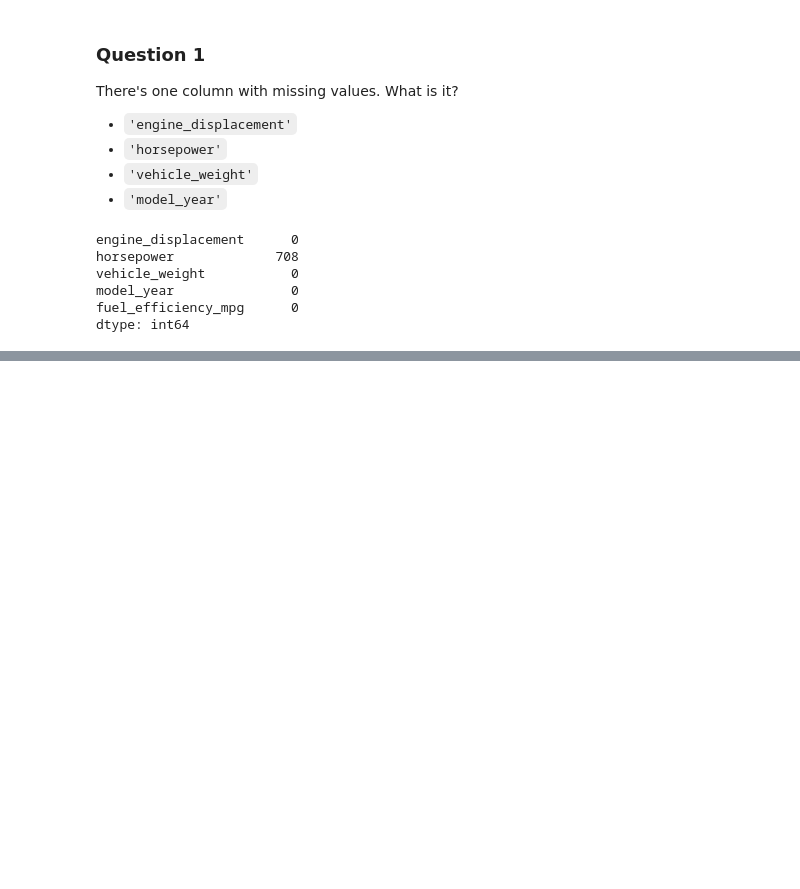
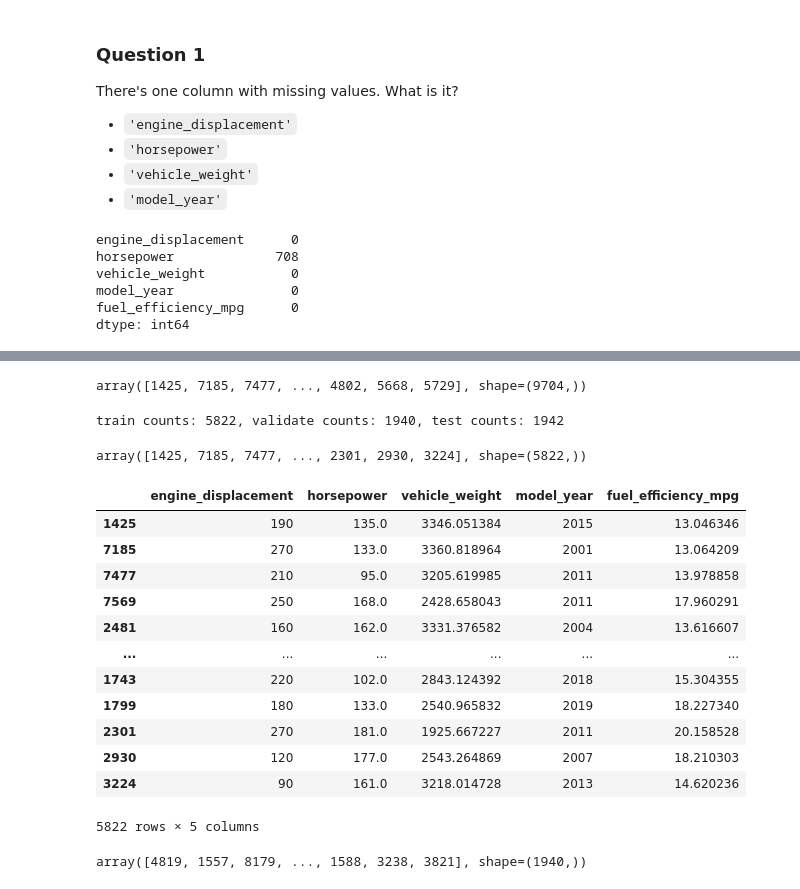
Before and after one commit to ArkadiyShuvaev/machine-learning-zoomcamp, a Jupyter notebook: src/02-regression/02-hw.ipynb, the cells around one changed output, grey strips where cells are left out. Saved outputs shown, nothing was run; the diff lists cells and outputs as text; code cells hidden in the pictures; blank space fills up the shorter version.

```diff
--- a/src/02-regression/02-hw.ipynb
+++ b/src/02-regression/02-hw.ipynb
@@ -60,3 +70,7 @@ Use only the following columns:
 * `'vehicle_weight'`,
 * `'model_year'`,
 * `'fuel_efficiency_mpg'`
+# %%
+base_features = ["engine_displacement", "horsepower",
+         "vehicle_weight", "model_year", "fuel_efficiency_mpg"]
+base_features
@@ -63,5 +83,5 @@ Use only the following columns:
 # %%
-df = df[["engine_displacement", "horsepower", "vehicle_weight", "model_year", "fuel_efficiency_mpg"]]
+df = df[base_features]
 df
 # %% [output]
 |  | engine_displacement | horsepower | vehicle_weight | model_year | fuel_efficiency_mpg |
@@ -115,0 +148,40 @@ KeyError: 'ram'
+# %%
+rng = np.random.default_rng(seed=42)
+indices = rng.permutation(len(df))
+indices
+# %% [output]
+array([1425, 7185, 7477, ..., 4802, 5668, 5729], shape=(9704,))
+# %%
+train_items_count = int(len(df) * 0.6)
+validation_items_count = int(len(df) * 0.2)
+test_items_count = len(df) - train_items_count - validation_items_count
+
+print(
+    f"train counts: {train_items_count}, validate counts: {validation_items_count}, test counts: {test_items_count}")
+# %% [output]
+train counts: 5822, validate counts: 1940, test counts: 1942
+# %%
+indices[:train_items_count]
+# %% [output]
+array([1425, 7185, 7477, ..., 2301, 2930, 3224], shape=(5822,))
+# %%
+df_train = df.iloc[indices[:train_items_count]]
+df_train
+# %% [output]
+|  | engine_displacement | horsepower | vehicle_weight | model_year | fuel_efficiency_mpg |
+| 1425 | 190 | 135.0 | 3346.051384 | 2015 | 13.046346 |
+| 7185 | 270 | 133.0 | 3360.818964 | 2001 | 13.064209 |
+| 7477 | 210 | 95.0 | 3205.619985 | 2011 | 13.978858 |
+| 7569 | 250 | 168.0 | 2428.658043 | 2011 | 17.960291 |
+| 2481 | 160 | 162.0 | 3331.376582 | 2004 | 13.616607 |
+| ... | ... | ... | ... | ... | ... |
+| 1743 | 220 | 102.0 | 2843.124392 | 2018 | 15.304355 |
+| 1799 | 180 | 133.0 | 2540.965832 | 2019 | 18.227340 |
+| 2301 | 270 | 181.0 | 1925.667227 | 2011 | 20.158528 |
+| 2930 | 120 | 177.0 | 2543.264869 | 2007 | 18.210303 |
+| 3224 | 90 | 161.0 | 3218.014728 | 2013 | 14.620236 |
+5822 rows × 5 columns
+# %%
+indices[train_items_count:train_items_count + validation_items_count]
+# %% [output]
+array([4819, 1557, 8179, ..., 1588, 3238, 3821], shape=(1940,))
```
Also changed, not shown: parts of 31 cells of this notebook, 2 other files.
